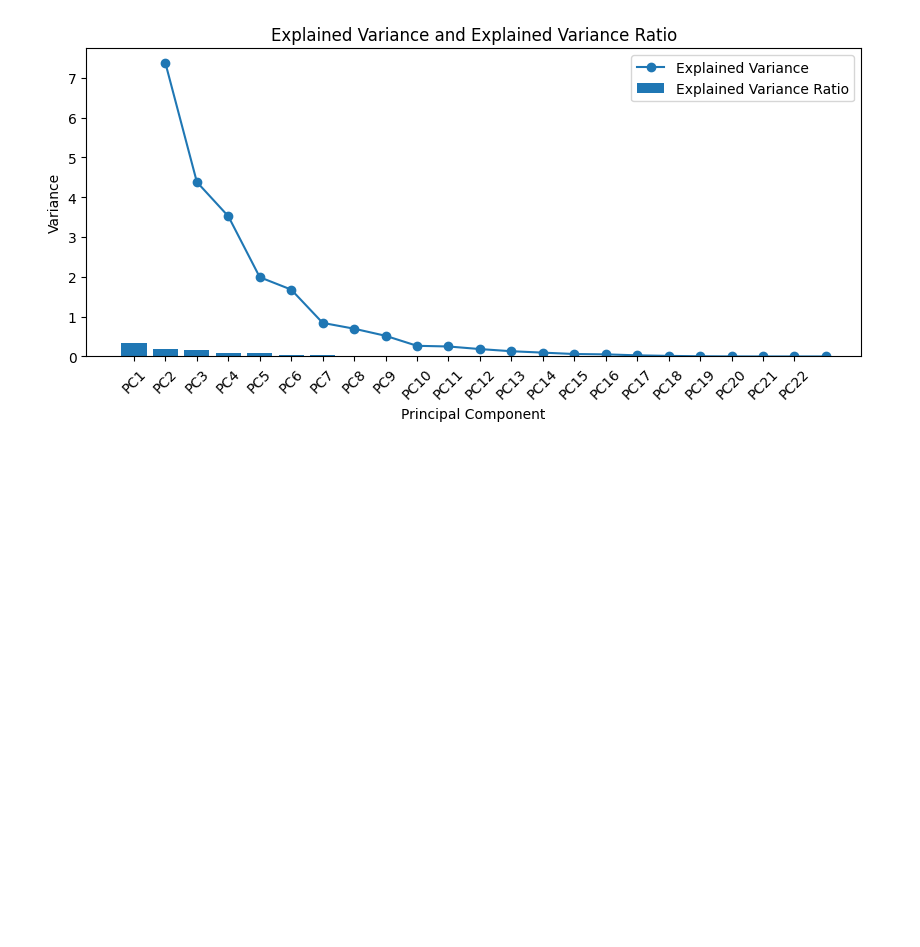
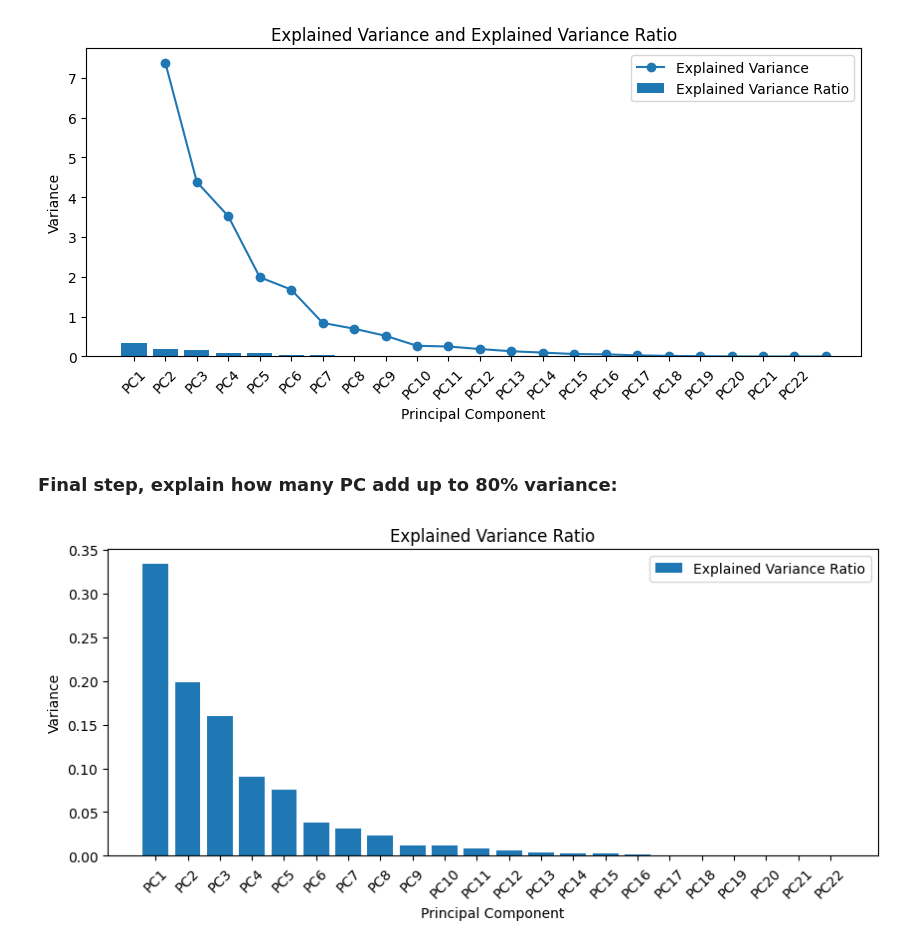
Before and after one commit to almsam/ML-playground, a Jupyter notebook: part 11 PCA.ipynb, the cells around one changed output. Drawn from its saved outputs; the diff is of its cells as text; code cells hidden in the pictures; blank space fills up the shorter version.

Commit message:
plot

```diff
--- a/part 11 PCA.ipynb
+++ b/part 11 PCA.ipynb
@@ -117,3 +117,11 @@ plt.xlabel('Principal Component');      plt.ylabel('Variance');     plt.title('E
 plt.xticks(rotation=45);        plt.legend();      plt.show()
 # %% [output]
 [figure]
+# %% [markdown]
+### **Final step, explain how many PC add up to 80% variance:**
+# %%
+principal_component_names = [f"PC{i+1}" for i in range(len(pca.explained_variance_ratio_))]
+plt.figure(figsize=(10, 4)); plt.bar(principal_component_names, pca.explained_variance_ratio_, label='Explained Variance Ratio')
+plt.xlabel('Principal Component'); plt.ylabel('Variance'); plt.title('Explained Variance Ratio'); plt.xticks(rotation=45); plt.legend(); plt.show()
+# %% [output]
+[figure, added]
```
Also changed, not shown: parts of 2 cells of this notebook.
